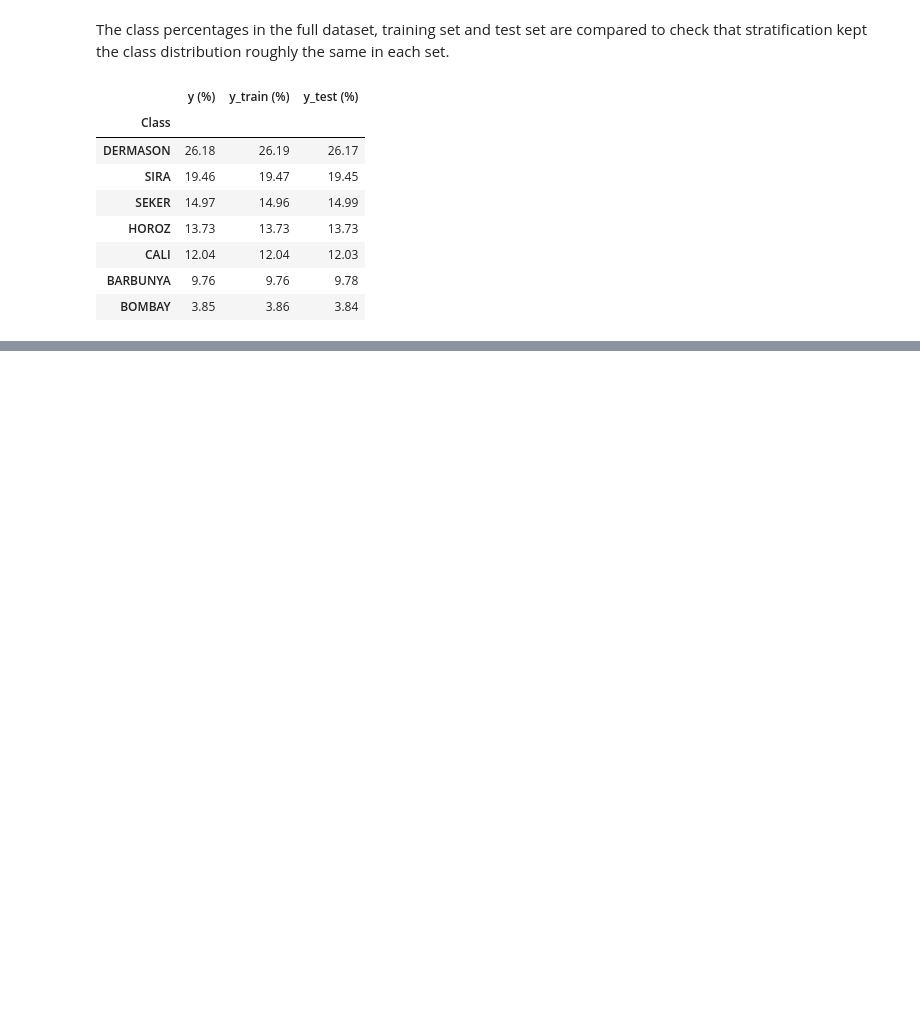
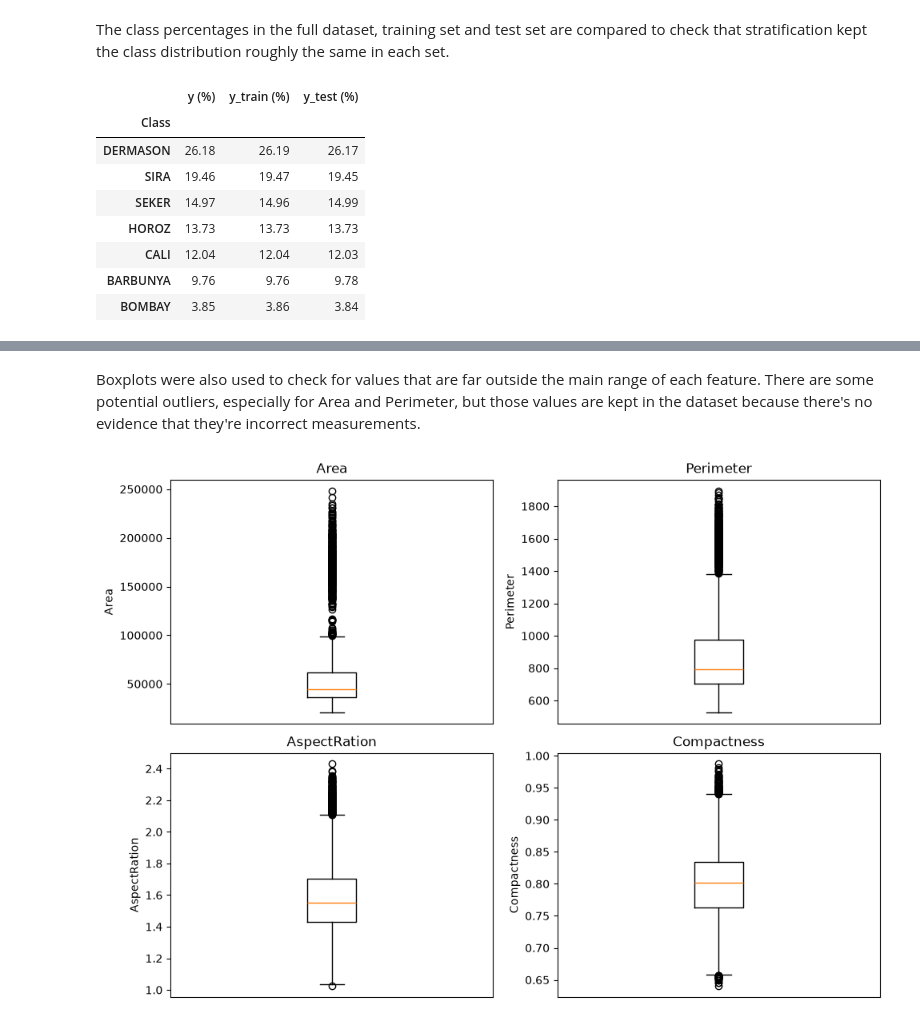
Before and after one commit to cliodhnarv/dry-bean-ml-classification, a Jupyter notebook: notebooks/01_data_audit_and_baseline.ipynb, the cells around one changed output, grey strips where cells are left out. Cells and saved outputs as stored; diff of their text form; code cells hidden in the pictures; blank space fills up the shorter version.

```diff
--- a/notebooks/01_data_audit_and_baseline.ipynb
+++ b/notebooks/01_data_audit_and_baseline.ipynb
@@ -309,0 +347,14 @@ class_percentages.round(2)
+# %% [markdown]
+Boxplots were also used to check for values that are far outside the main range of each feature. There are some potential outliers, especially for Area and Perimeter, but those values are kept in the dataset because there's no evidence that they're incorrect measurements.
+# %%
+fig, axes = plt.subplots(2, 2, figsize=(10, 7))
+for ax, feature in zip(axes.flat, exploration_features):
+    ax.boxplot(X_train[feature])
+    ax.set_title(feature)
+    ax.set_ylabel(feature)
+    ax.set_xticks([])
+
+plt.tight_layout()
+plt.show()
+# %% [output]
+[figure, added]
```
Also changed, not shown: parts of 4 cells of this notebook.
